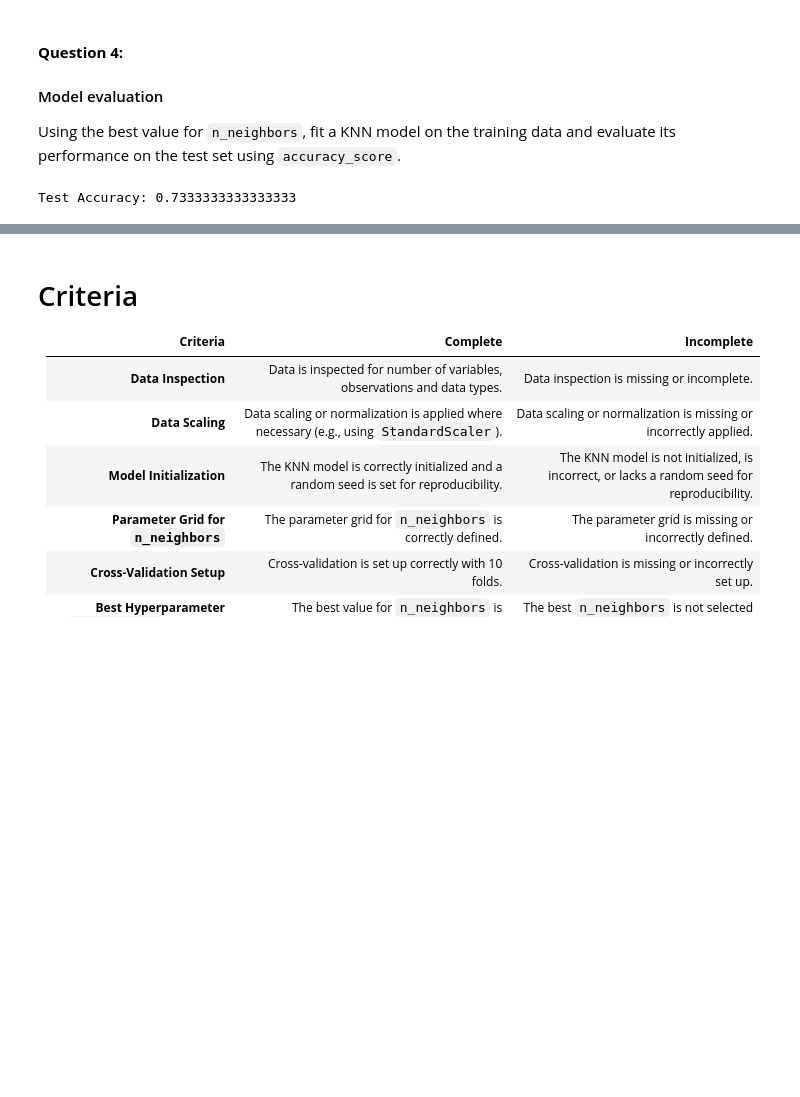
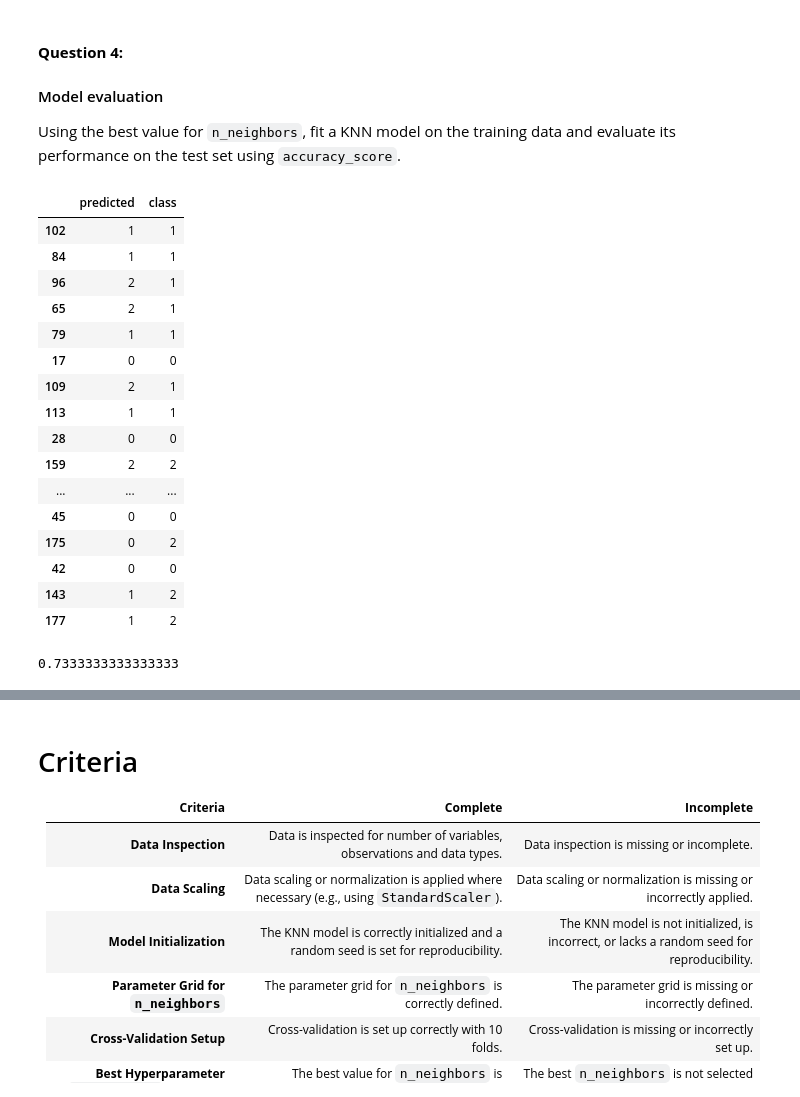
Before and after one commit to meisammofidi/LCR, a Jupyter notebook: 02_activities/assignments/assignment_1.ipynb, the cells around one changed output, grey strips where cells are left out. Drawn from its saved outputs; the diff is of its cells as text; code cells hidden in the pictures; blank space fills up the shorter version.

Commit message:
Fix train/test split -PR comment

```diff
--- a/02_activities/assignments/assignment_1.ipynb
+++ b/02_activities/assignments/assignment_1.ipynb
@@ -167,12 +179,12 @@ np.random.seed(123)
 # split the data into a training and testing set. hint: use train_test_split !
 
 # Your code here ...
-wine_trining, wine_testing = train_test_split(
+wine_training, wine_testing = train_test_split(
     wine_df, train_size=0.75, shuffle=True, stratify=wine_df['class']
     )
 
-# check the distribution of the target variable in the training and testing set
-wine_trining.info()
+# check the distribution of the target variable in the training
+wine_training.info()
 # %% [output]
 <class 'pandas.core.frame.DataFrame'>
 Index: 133 entries, 78 to 66
@@ -205,31 +217,27 @@ Perform a grid search to tune the `n_neighbors` hyperparameter using 10-fold cro
 4. After fitting the model on the training data, identify and return the best value for `n_neighbors` based on the grid search results.
 # %%
 # Your code here...
-X_train = wine_trining.drop(columns='class')
-y_train = wine_trining['class']
-X_test  = wine_testing.drop(columns='class')
-y_test  = wine_testing['class']
+X_train = wine_training.drop(columns=['class'])
+y_train = wine_training['class']
 
 # 1) Initialize KNN
 knn = KNeighborsClassifier()
 
 # 2) Parameter grid: n_neighbors = 1..50
-param_grid = {"n_neighbors": list(range(1, 51))}
+parameter_grid = {
+    "n_neighbors": range(1, 50),
+}
 
 # 3) Grid search with 10-fold CV (Stratified by default for classifiers)
-grid = GridSearchCV(
+wine_grid = GridSearchCV(
     estimator=knn,
-    param_grid=param_grid,
+    param_grid=parameter_grid,
     cv=10,
-    scoring="accuracy",
-    n_jobs=-1,
-    return_train_score=False
 )
 
 # Fit on training data
-grid.fit(X_train, y_train)
+wine_grid.fit(X_train, y_train)
 
 # 4) Best k
-best_k = grid.best_params_["n_neighbors"]
-print("Best K for n_neighbors:", best_k)
+wine_grid.best_params_
 # %% [output]
@@ -242,19 +250,40 @@ Using the best value for `n_neighbors`, fit a KNN model on the training data and
 # %%
 # Your code here...
 # Use the best k from GridSearchCV
-best_k = grid.best_params_["n_neighbors"]
+best_k = wine_grid.best_params_["n_neighbors"]
 
 # Initialize KNN with best k
 best_knn = KNeighborsClassifier(n_neighbors=best_k)
 
 # Fit on training data
 best_knn.fit(X_train, y_train)
+best_knn
 
 # Predict on test data
-y_pred = best_knn.predict(X_test)
-
-# Evaluate accuracy
-test_acc = accuracy_score(y_test, y_pred)
-print("Test Accuracy:", test_acc)
+wine_testing['predicted'] = best_knn.predict(wine_testing.drop(columns='class'))
+wine_testing[['predicted', 'class']]
 # %% [output]
-Test Accuracy: 0.7333333333333333
+|  | predicted | class |
+| 102 | 1 | 1 |
+| 84 | 1 | 1 |
+| 96 | 2 | 1 |
+| 65 | 2 | 1 |
+| 79 | 1 | 1 |
+| 17 | 0 | 0 |
+| 109 | 2 | 1 |
+| 113 | 1 | 1 |
+| 28 | 0 | 0 |
+| 159 | 2 | 2 |
+| ... | ... | ... |
+| 45 | 0 | 0 |
+| 175 | 0 | 2 |
+| 42 | 0 | 0 |
+| 143 | 1 | 2 |
+| 177 | 1 | 2 |
+# %%
+best_knn.score(
+    wine_testing.drop(columns=['class', 'predicted']),
+    wine_testing['class']
+)
+# %% [output]
+0.7333333333333333
```
Also changed, not shown: parts of 4 cells of this notebook.
